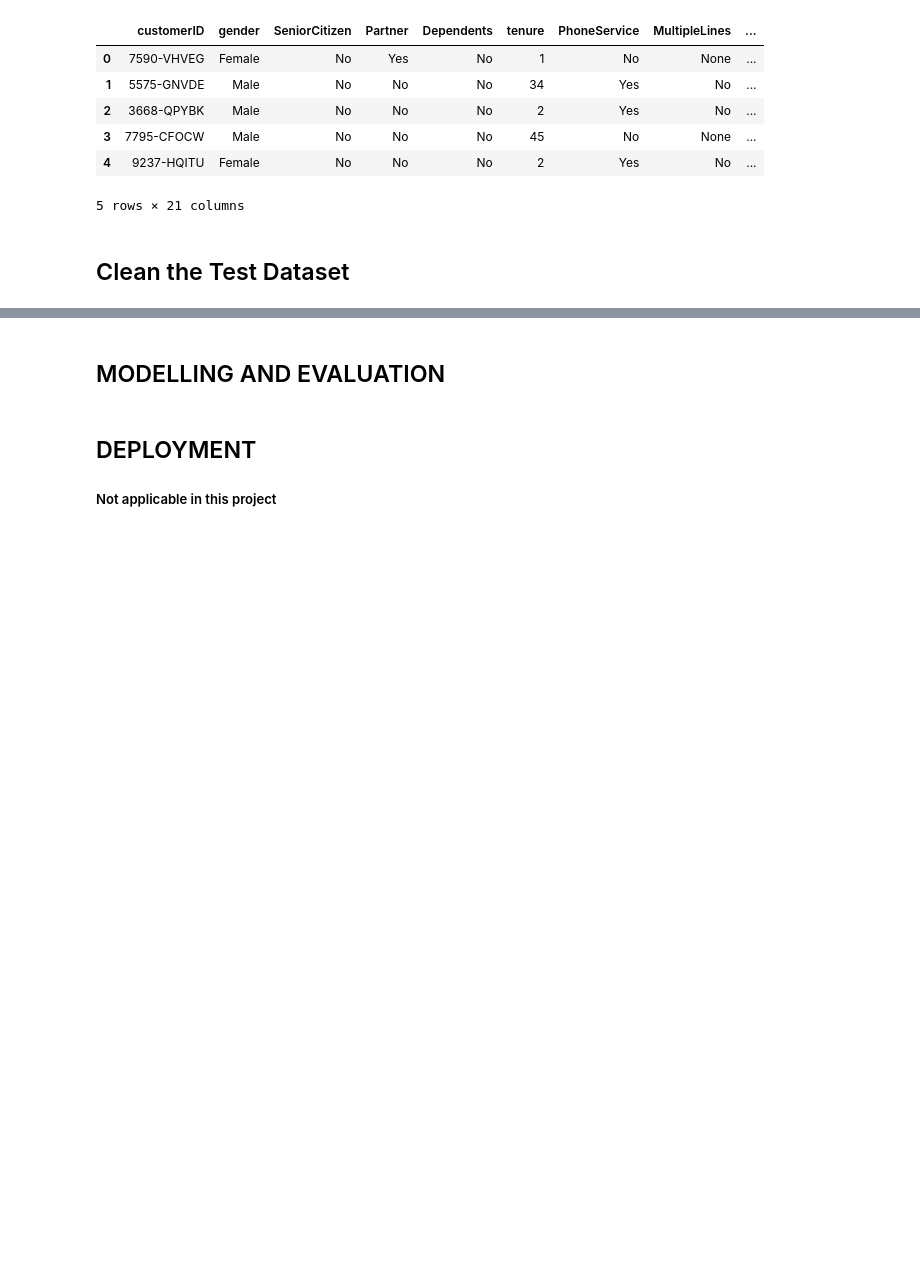
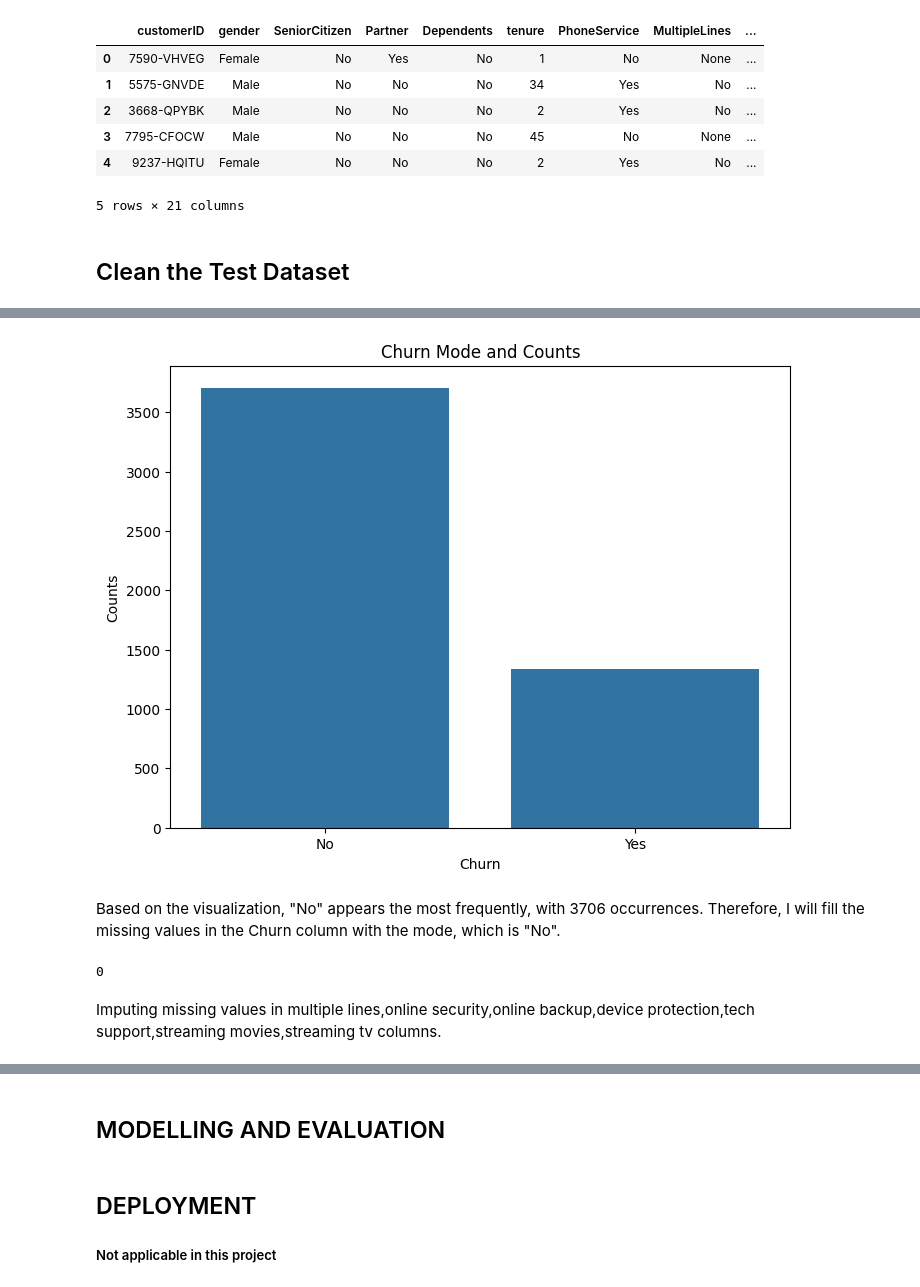
Before and after one commit to Wisdom-EdemD-rah/Customer-Churn-Prediction-and-Analysis, a Jupyter notebook: notebooks/main.ipynb, the cells around one changed output, grey strips where cells are left out. Drawn from its saved outputs; the diff is of its cells as text; code cells hidden in the pictures; blank space fills up the shorter version.

```diff
--- a/notebooks/main.ipynb
+++ b/notebooks/main.ipynb
@@ -1119,0 +1251,20 @@ df_merged.head()
+# %%
+#I will Create a variable to contain our amount column so it will be easier to impute the missing values
+num_cols = ["TotalCharges"]
+
+#Create the SimpleImputer object and fit it to the data
+imputer = SimpleImputer(strategy="mean")
+imputer.fit(df_merged[num_cols])
+
+#Transform the data to impute missing values
+imputed_data = imputer.transform(df_merged[num_cols])
+
+#Convert the imputed data back to a DataFrame with the original columns
+imputed_df = pd.DataFrame(imputed_data, columns=num_cols)
+
+#Update the main dataframe with the imputed values
+df_merged[num_cols] = imputed_df
+
+#View the first missing value in total charges column to check if missing values still exist
+df_merged.isnull().sum()
+df_merged.head(10)
@@ -1119,0 +1351,32 @@ df_merged.head()
+# %%
+#Compute the mode of the "Churn" column
+churn_mode = df_merged["Churn"].mode()
+
+#Count the occurrences of each value in the "Churn" column
+churn_counts = df_merged["Churn"].value_counts()
+
+#Create a bar plot using Seaborn
+plt.figure(figsize=(8, 6))
+sns.barplot(x=churn_counts.index, y=churn_counts.values)
+
+#Set the title and labels
+plt.title('Churn Mode and Counts')
+plt.xlabel('Churn')
+plt.ylabel('Counts')
+
+# Display the plot
+plt.show()
+# %% [output]
+[figure, added]
+# %% [markdown]
+Based on the visualization, "No" appears the most frequently, with 3706 occurrences. Therefore, I will fill the missing values in the Churn column with the mode, which is "No".
+# %%
+#Fill with mode
+df_merged["Churn"].fillna("No",inplace=True)
+
+#Check churn column to see if changes were made
+df_merged["Churn"].isnull().sum()
+# %% [output]
+0
+# %% [markdown]
+Imputing missing values in multiple lines,online security,online backup,device protection,tech support,streaming movies,streaming tv columns.
```
Also changed, not shown: parts of 21 cells of this notebook.
